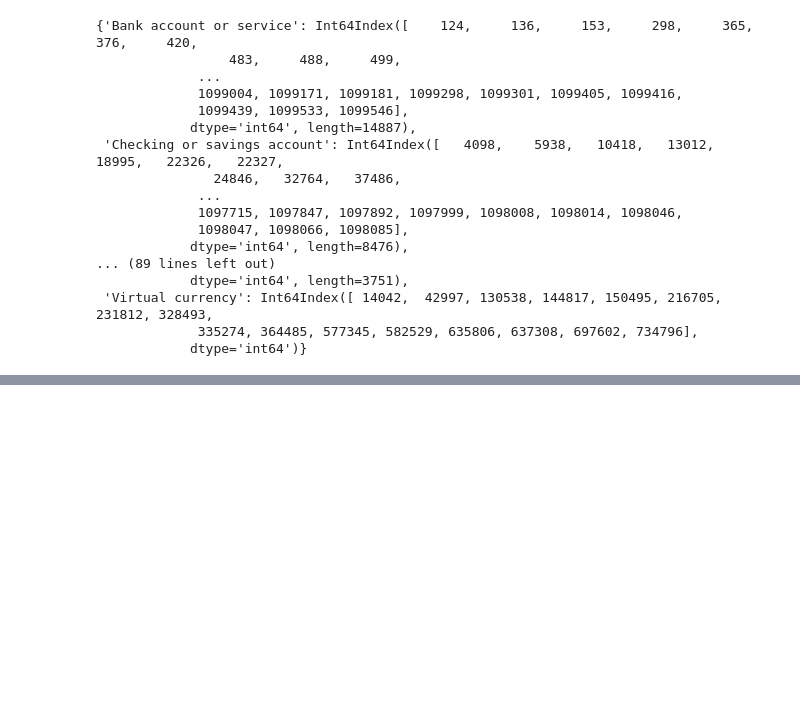
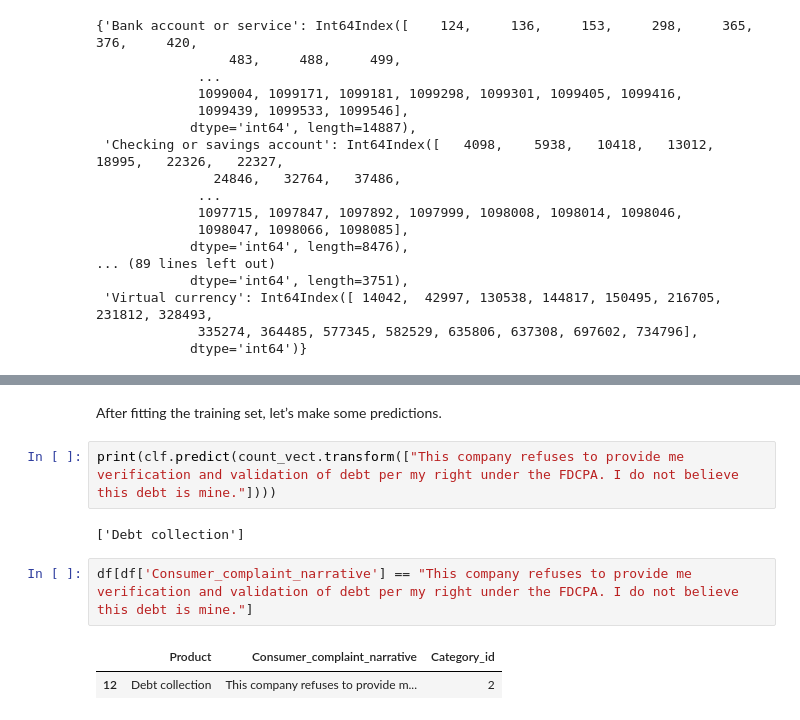
Before and after one commit to katamit/Data-Science, a Jupyter notebook: MultClass_classification.ipynb, the cells around one changed output, grey strips where cells are left out. Cells and saved outputs as stored; diff of their text form; blank space fills up the shorter version.

```diff
--- a/MultClass_classification.ipynb
+++ b/MultClass_classification.ipynb
@@ -304,0 +378,11 @@ df.groupby('Product').groups
+# %% [markdown]
+After fitting the training set, let’s make some predictions.
+# %%
+print(clf.predict(count_vect.transform(["This company refuses to provide me verification and validation of debt per my right under the FDCPA. I do not believe this debt is mine."])))
+# %% [output]
+['Debt collection']
+# %%
+df[df['Consumer_complaint_narrative'] == "This company refuses to provide me verification and validation of debt per my right under the FDCPA. I do not believe this debt is mine."]
+# %% [output]
+|  | Product | Consumer_complaint_narrative | Category_id |
+| 12 | Debt collection | This company refuses to provide m... | 2 |
```
Also changed, not shown: parts of 23 cells of this notebook.
